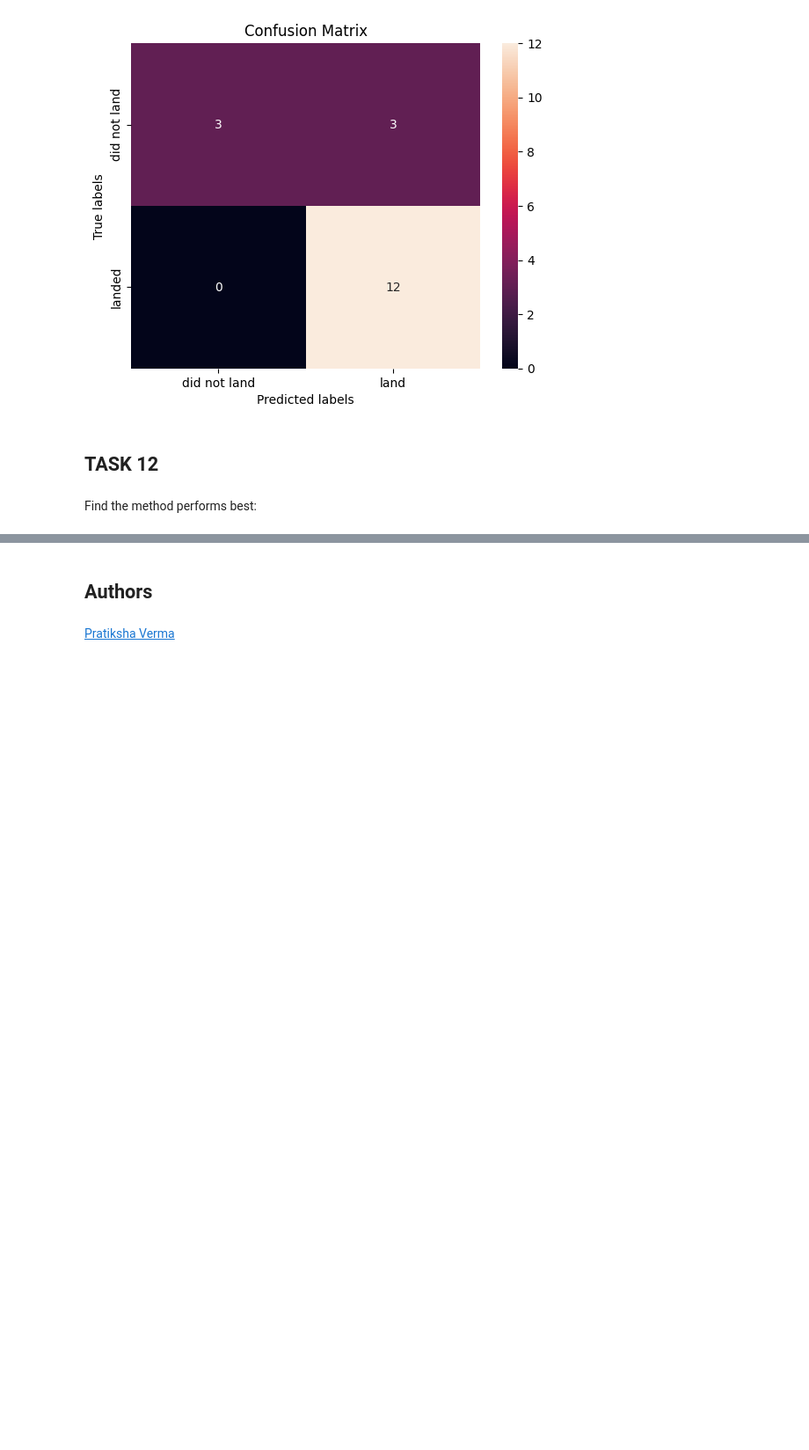
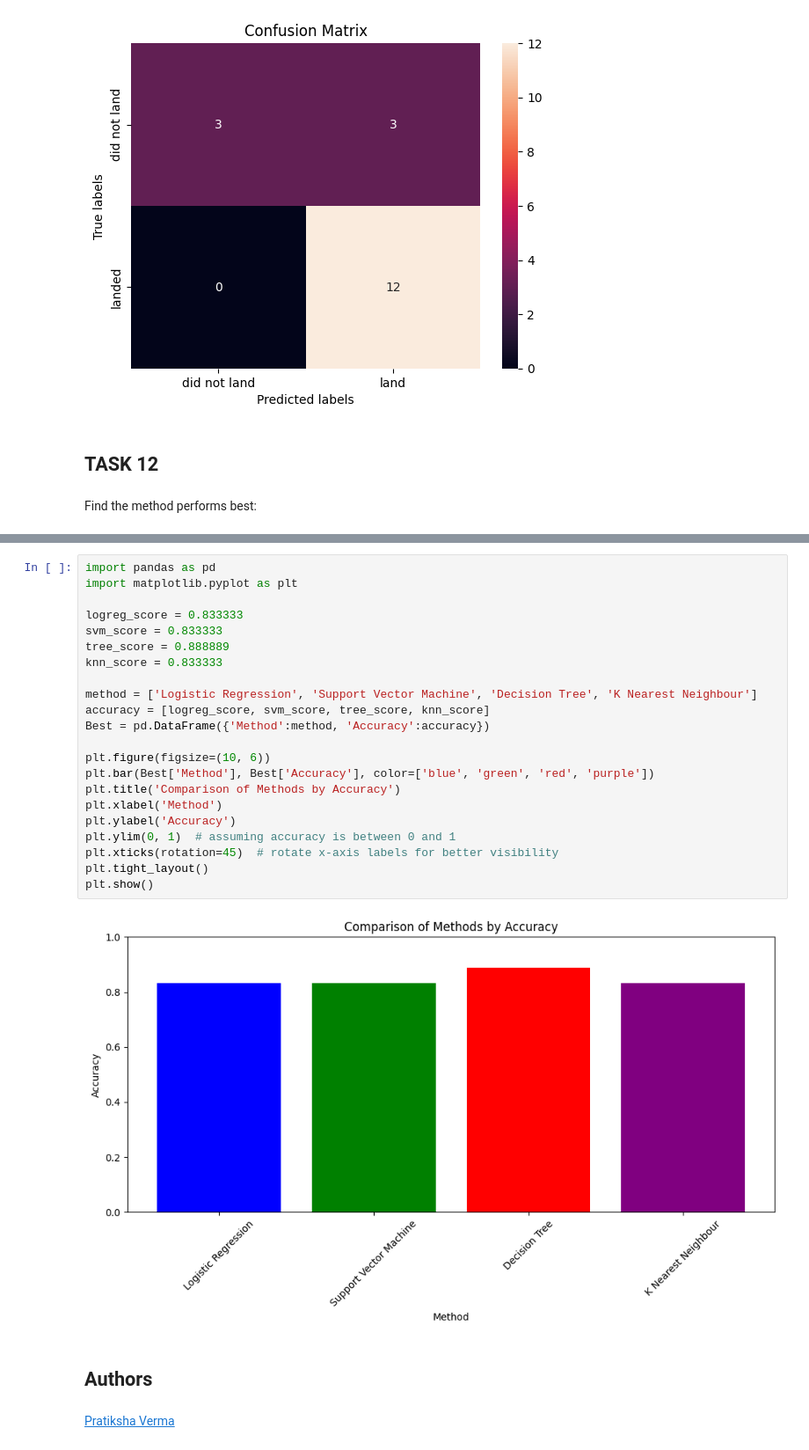
Before and after one commit to nickgitpractice/applied-data-science-capstone, a Jupyter notebook: SpaceX_Machine_Learning_Prediction_Part_5.jupyterlite.ipynb, the cells around one changed output, grey strips where cells are left out. Shown at 88% size. Saved outputs shown, nothing was run; the diff lists cells and outputs as text; blank space fills up the shorter version.

```diff
--- a/SpaceX_Machine_Learning_Prediction_Part_5.jupyterlite.ipynb
+++ b/SpaceX_Machine_Learning_Prediction_Part_5.jupyterlite.ipynb
@@ -313,3 +324,27 @@ Best
+# %%
+import pandas as pd
+import matplotlib.pyplot as plt
+
+logreg_score = 0.833333
+svm_score = 0.833333
+tree_score = 0.888889
+knn_score = 0.833333
+
+method = ['Logistic Regression', 'Support Vector Machine', 'Decision Tree', 'K Nearest Neighbour']
+accuracy = [logreg_score, svm_score, tree_score, knn_score]
+Best = pd.DataFrame({'Method':method, 'Accuracy':accuracy})
+
+plt.figure(figsize=(10, 6))
+plt.bar(Best['Method'], Best['Accuracy'], color=['blue', 'green', 'red', 'purple'])
+plt.title('Comparison of Methods by Accuracy')
+plt.xlabel('Method')
+plt.ylabel('Accuracy')
+plt.ylim(0, 1)  # assuming accuracy is between 0 and 1
+plt.xticks(rotation=45)  # rotate x-axis labels for better visibility
+plt.tight_layout()
+plt.show()
+# %% [output]
+[figure, added]
 # %% [markdown]
 ## Authors
 # %% [markdown]
```
Also changed, not shown: parts of 5 cells of this notebook.
